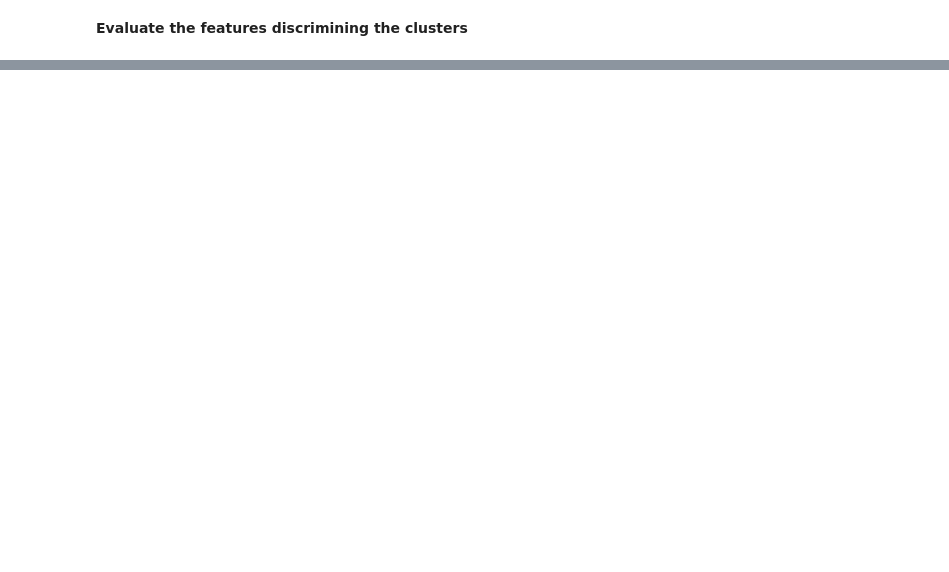
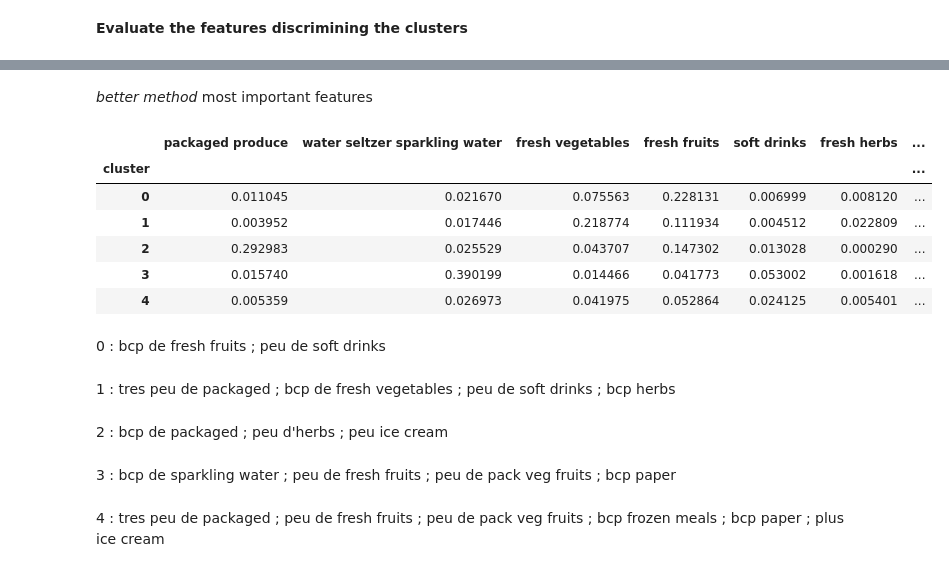
Before and after one commit to auriane81/epfl-ada-ada-2019-project-adax, a Jupyter notebook: project_Auriane2.ipynb, the cells around one changed output, grey strips where cells are left out. Saved outputs shown, nothing was run; the diff lists cells and outputs as text; code cells hidden in the pictures; blank space fills up the shorter version.

```diff
--- a/project_Auriane2.ipynb
+++ b/project_Auriane2.ipynb
@@ -397,0 +336,9 @@ Length: 134, dtype: float64
+# %%
+array = norm_matrix_df.values
+X = array[:,0:-1]
+Y = array[:,-1]
+# %%
+scores = SelectKBest(chi2, k=20).fit(X, Y)
+# %%
+features = pd.DataFrame(index=norm_matrix_df.columns[:-1], data= scores.scores_, columns=["Score"]).sort_values("Score",ascending=False)
+features.head(10)
@@ -397,0 +357,24 @@ Length: 134, dtype: float64
+# %% [markdown]
+_better method_ most important features
+# %%
+imp_features = features.head(10).index
+# %%
+mean_clusters[imp_features]
+# %% [output]
+|  | packaged produce | water seltzer sparkling water | fresh vegetables | fresh fruits | soft drinks | fresh herbs | ... |
+| cluster |  |  |  |  |  |  | ... |
+| 0 | 0.011045 | 0.021670 | 0.075563 | 0.228131 | 0.006999 | 0.008120 | ... |
+| 1 | 0.003952 | 0.017446 | 0.218774 | 0.111934 | 0.004512 | 0.022809 | ... |
+| 2 | 0.292983 | 0.025529 | 0.043707 | 0.147302 | 0.013028 | 0.000290 | ... |
+| 3 | 0.015740 | 0.390199 | 0.014466 | 0.041773 | 0.053002 | 0.001618 | ... |
+| 4 | 0.005359 | 0.026973 | 0.041975 | 0.052864 | 0.024125 | 0.005401 | ... |
+# %% [markdown]
+0 : bcp de fresh fruits ; peu de soft drinks
+# %% [markdown]
+1 : tres peu de packaged ; bcp de fresh vegetables  ; peu de soft drinks ; bcp herbs
+# %% [markdown]
+2 : bcp de packaged ; peu d'herbs ; peu ice cream
+# %% [markdown]
+3 :  bcp de sparkling water ; peu de fresh fruits ; peu de pack veg fruits ; bcp paper
+# %% [markdown]
+4 : tres peu de packaged ; peu de fresh fruits ; peu de pack veg fruits ; bcp frozen meals ; bcp paper ; plus ice cream
```
Also changed, not shown: parts of 25 cells of this notebook.
